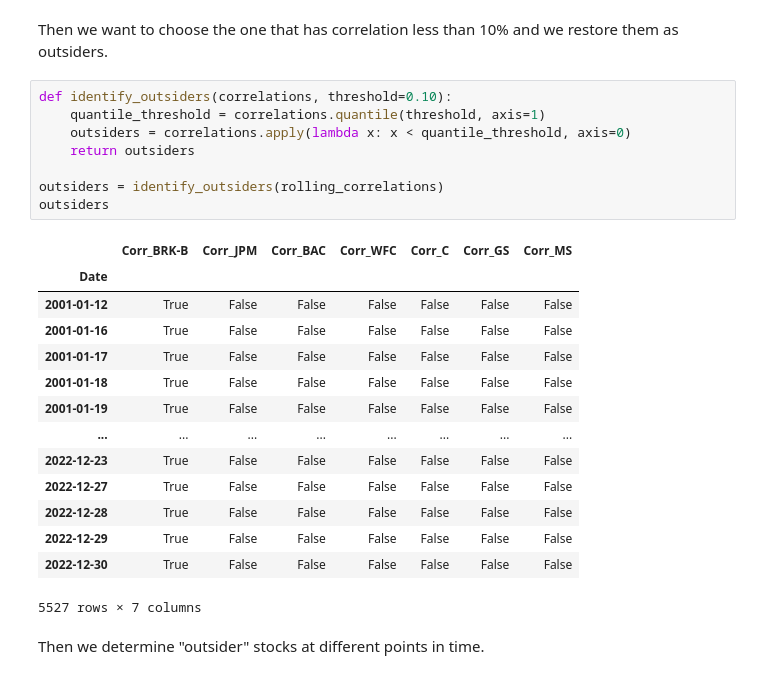
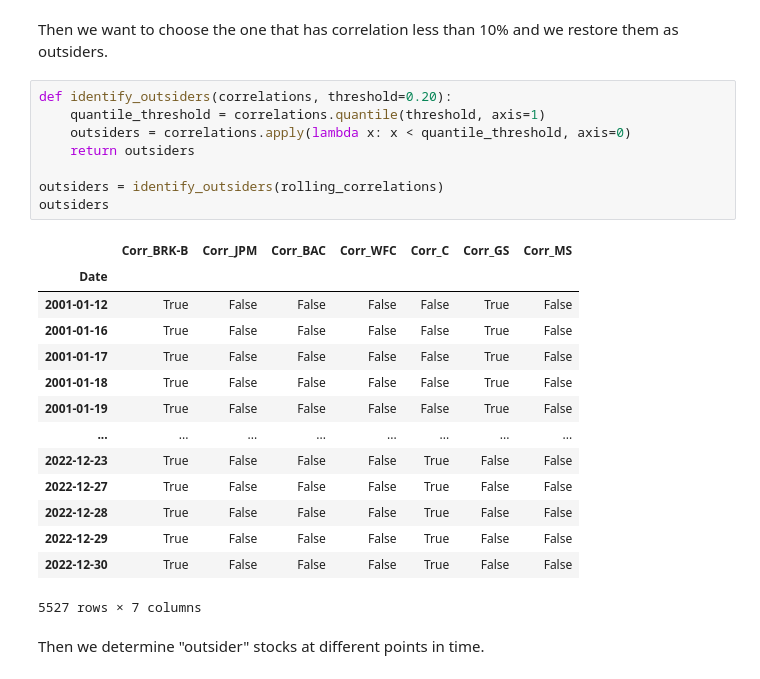
Before and after one commit to samsonajohnson/seeking-thunder, a Jupyter notebook: Bahar-update.ipynb, the cells around one changed output. Cells and saved outputs as stored; diff of their text form.

```diff
--- a/Bahar-update.ipynb
+++ b/Bahar-update.ipynb
@@ -142,27 +142,27 @@ rolling_correlations
 # %% [markdown]
 Then we want to choose the one that has correlation less than 10% and we restore them as outsiders.
 # %%
-def identify_outsiders(correlations, threshold=0.10):
+def identify_outsiders(correlations, threshold=0.20):
     quantile_threshold = correlations.quantile(threshold, axis=1)
     outsiders = correlations.apply(lambda x: x < quantile_threshold, axis=0)
     return outsiders
 
 outsiders = identify_outsiders(rolling_correlations)
 outsiders
 # %% [output]
 |  | Corr_BRK-B | Corr_JPM | Corr_BAC | Corr_WFC | Corr_C | Corr_GS | Corr_MS |
 | Date |  |  |  |  |  |  |  |
-| 2001-01-12 | True | False | False | False | False | False | False |
-| 2001-01-16 | True | False | False | False | False | False | False |
-| 2001-01-17 | True | False | False | False | False | False | False |
-| 2001-01-18 | True | False | False | False | False | False | False |
-| 2001-01-19 | True | False | False | False | False | False | False |
+| 2001-01-12 | True | False | False | False | False | True | False |
+| 2001-01-16 | True | False | False | False | False | True | False |
+| 2001-01-17 | True | False | False | False | False | True | False |
+| 2001-01-18 | True | False | False | False | False | True | False |
+| 2001-01-19 | True | False | False | False | False | True | False |
 | ... | ... | ... | ... | ... | ... | ... | ... |
-| 2022-12-23 | True | False | False | False | False | False | False |
-| 2022-12-27 | True | False | False | False | False | False | False |
-| 2022-12-28 | True | False | False | False | False | False | False |
-| 2022-12-29 | True | False | False | False | False | False | False |
-| 2022-12-30 | True | False | False | False | False | False | False |
+| 2022-12-23 | True | False | False | False | True | False | False |
+| 2022-12-27 | True | False | False | False | True | False | False |
+| 2022-12-28 | True | False | False | False | True | False | False |
+| 2022-12-29 | True | False | False | False | True | False | False |
+| 2022-12-30 | True | False | False | False | True | False | False |
 5527 rows × 7 columns
 # %% [markdown]
 Then we determine "outsider" stocks at different points in time.
```
Also changed, not shown: parts of 4 cells of this notebook, 10 other files.
